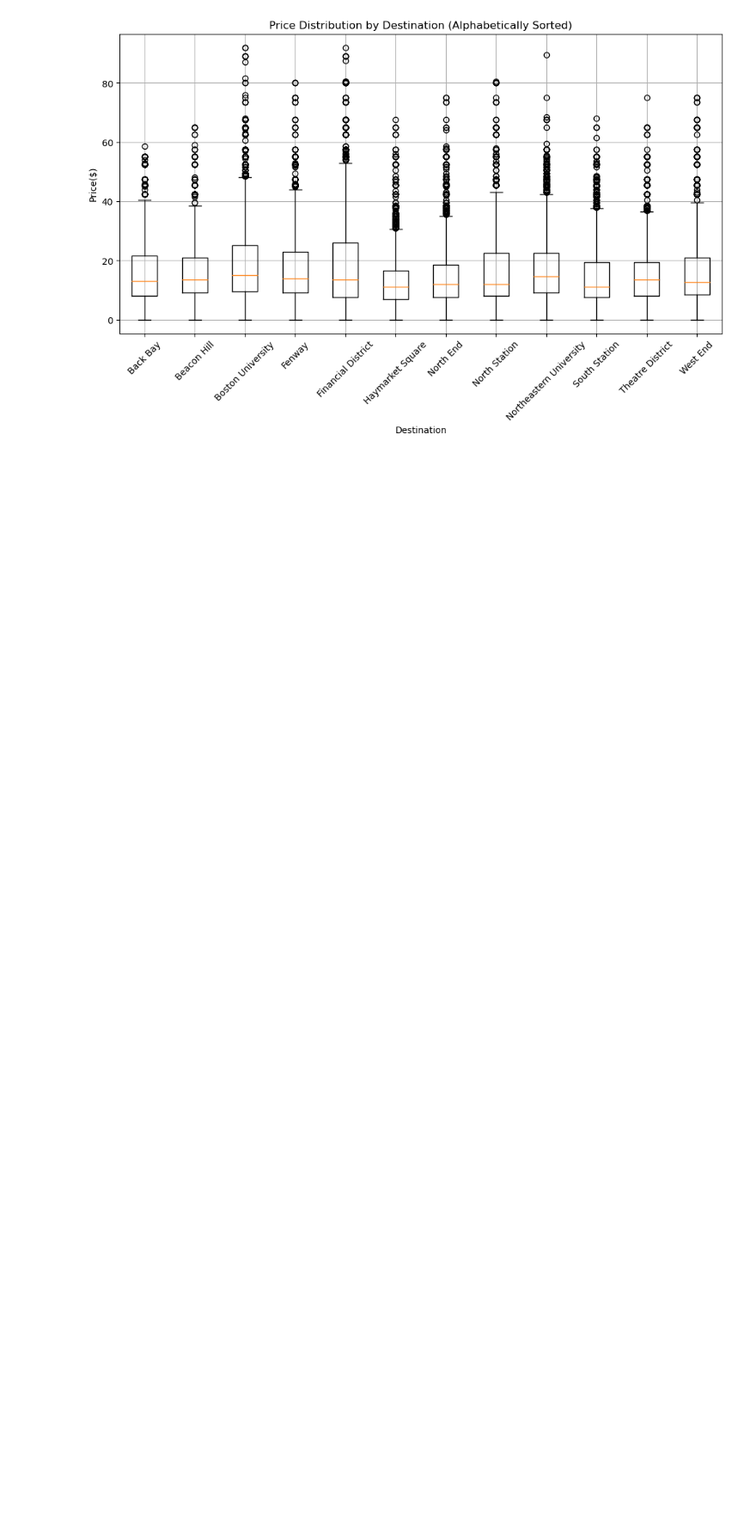
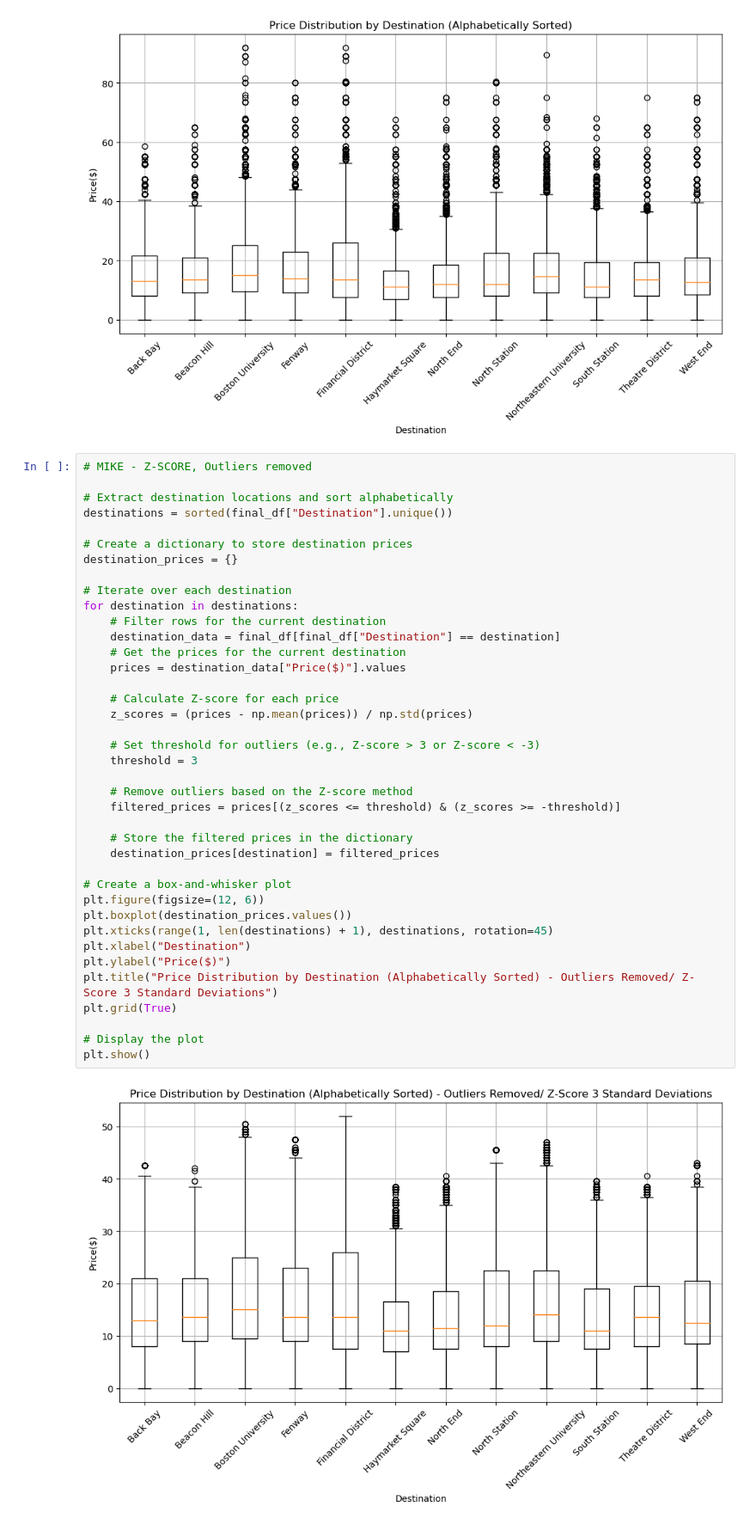
Before and after one commit to marnaji/Project-1, a Jupyter notebook: main.ipynb, the cells around one changed output. Shown at 86% size. Saved outputs shown, nothing was run; the diff lists cells and outputs as text; blank space fills up the shorter version.

```diff
--- a/main.ipynb
+++ b/main.ipynb
@@ -380,6 +437,47 @@ plt.grid(True)
 plt.show()
 # %% [output]
 [figure]
+# %%
+# MIKE - Z-SCORE, Outliers removed
+
+# Extract destination locations and sort alphabetically
+destinations = sorted(final_df["Destination"].unique())
+
+# Create a dictionary to store destination prices
+destination_prices = {}
+
+# Iterate over each destination
+for destination in destinations:
+    # Filter rows for the current destination
+    destination_data = final_df[final_df["Destination"] == destination]
+    # Get the prices for the current destination
+    prices = destination_data["Price($)"].values
+
+    # Calculate Z-score for each price
+    z_scores = (prices - np.mean(prices)) / np.std(prices)
+
+    # Set threshold for outliers (e.g., Z-score > 3 or Z-score < -3)
+    threshold = 3
+
+    # Remove outliers based on the Z-score method
+    filtered_prices = prices[(z_scores <= threshold) & (z_scores >= -threshold)]
+
+    # Store the filtered prices in the dictionary
+    destination_prices[destination] = filtered_prices
+
+# Create a box-and-whisker plot
+plt.figure(figsize=(12, 6))
+plt.boxplot(destination_prices.values())
+plt.xticks(range(1, len(destinations) + 1), destinations, rotation=45)
+plt.xlabel("Destination")
+plt.ylabel("Price($)")
+plt.title("Price Distribution by Destination (Alphabetically Sorted) - Outliers Removed/ Z-Score 3 Standard Deviations")
+plt.grid(True)
+
+# Display the plot
+plt.show()
+# %% [output]
+[figure, added]
 # %%
 # MIKE
 # Extract pick-up locations and sort alphabetically
```
Also changed, not shown: parts of 9 cells of this notebook.
